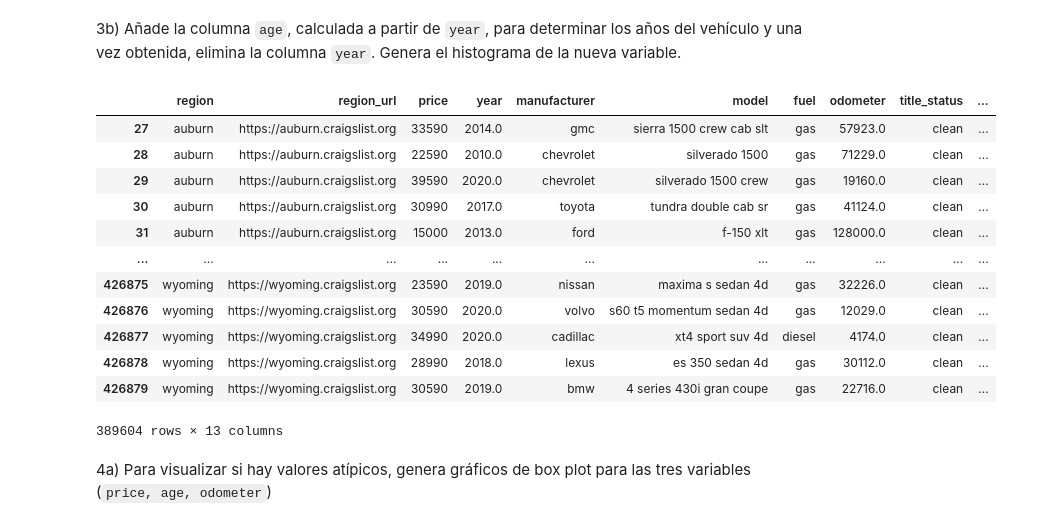
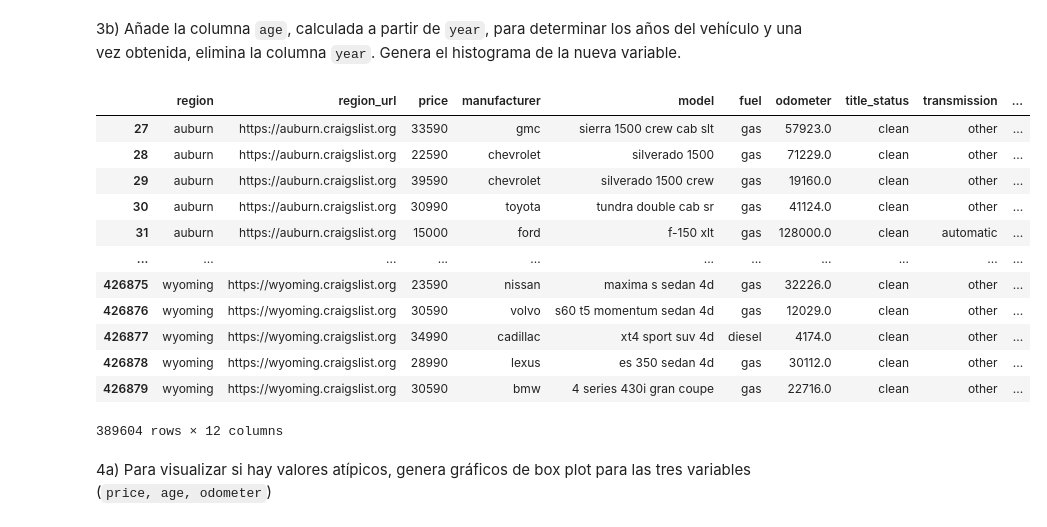
Before and after one commit to AngelBriFi/Tareas_Equipo_02, a Jupyter notebook: Actividad6FE.ipynb, the cells around one changed output. Saved outputs shown, nothing was run; the diff lists cells and outputs as text; code cells hidden in the pictures.

```diff
--- a/Actividad6FE.ipynb
+++ b/Actividad6FE.ipynb
@@ -199,23 +199,23 @@ array([[<Axes: ylabel='Frequency'>, <Axes: ylabel='Frequency'>],
 # %%
 sAge = 2025 - cars_df['year']
 sAge.name = 'age'
 cars_df = pd.concat((cars_df,sAge),axis=1)
-cars_df.drop(columns='year')
+cars_df.drop(columns='year', inplace=True)
 cars_df
 # %% [output]
-|  | region | region_url | price | year | manufacturer | model | fuel | odometer | title_status | ... |
-| 27 | auburn | https://auburn.craigslist.org | 33590 | 2014.0 | gmc | sierra 1500 crew cab slt | gas | 57923.0 | clean | ... |
-| 28 | auburn | https://auburn.craigslist.org | 22590 | 2010.0 | chevrolet | silverado 1500 | gas | 71229.0 | clean | ... |
-| 29 | auburn | https://auburn.craigslist.org | 39590 | 2020.0 | chevrolet | silverado 1500 crew | gas | 19160.0 | clean | ... |
-| 30 | auburn | https://auburn.craigslist.org | 30990 | 2017.0 | toyota | tundra double cab sr | gas | 41124.0 | clean | ... |
-| 31 | auburn | https://auburn.craigslist.org | 15000 | 2013.0 | ford | f-150 xlt | gas | 128000.0 | clean | ... |
+|  | region | region_url | price | manufacturer | model | fuel | odometer | title_status | transmission | ... |
+| 27 | auburn | https://auburn.craigslist.org | 33590 | gmc | sierra 1500 crew cab slt | gas | 57923.0 | clean | other | ... |
+| 28 | auburn | https://auburn.craigslist.org | 22590 | chevrolet | silverado 1500 | gas | 71229.0 | clean | other | ... |
+| 29 | auburn | https://auburn.craigslist.org | 39590 | chevrolet | silverado 1500 crew | gas | 19160.0 | clean | other | ... |
+| 30 | auburn | https://auburn.craigslist.org | 30990 | toyota | tundra double cab sr | gas | 41124.0 | clean | other | ... |
+| 31 | auburn | https://auburn.craigslist.org | 15000 | ford | f-150 xlt | gas | 128000.0 | clean | automatic | ... |
 | ... | ... | ... | ... | ... | ... | ... | ... | ... | ... | ... |
-| 426875 | wyoming | https://wyoming.craigslist.org | 23590 | 2019.0 | nissan | maxima s sedan 4d | gas | 32226.0 | clean | ... |
-| 426876 | wyoming | https://wyoming.craigslist.org | 30590 | 2020.0 | volvo | s60 t5 momentum sedan 4d | gas | 12029.0 | clean | ... |
-| 426877 | wyoming | https://wyoming.craigslist.org | 34990 | 2020.0 | cadillac | xt4 sport suv 4d | diesel | 4174.0 | clean | ... |
-| 426878 | wyoming | https://wyoming.craigslist.org | 28990 | 2018.0 | lexus | es 350 sedan 4d | gas | 30112.0 | clean | ... |
-| 426879 | wyoming | https://wyoming.craigslist.org | 30590 | 2019.0 | bmw | 4 series 430i gran coupe | gas | 22716.0 | clean | ... |
+| 426875 | wyoming | https://wyoming.craigslist.org | 23590 | nissan | maxima s sedan 4d | gas | 32226.0 | clean | other | ... |
+| 426876 | wyoming | https://wyoming.craigslist.org | 30590 | volvo | s60 t5 momentum sedan 4d | gas | 12029.0 | clean | other | ... |
+| 426877 | wyoming | https://wyoming.craigslist.org | 34990 | cadillac | xt4 sport suv 4d | diesel | 4174.0 | clean | other | ... |
+| 426878 | wyoming | https://wyoming.craigslist.org | 28990 | lexus | es 350 sedan 4d | gas | 30112.0 | clean | other | ... |
+| 426879 | wyoming | https://wyoming.craigslist.org | 30590 | bmw | 4 series 430i gran coupe | gas | 22716.0 | clean | other | ... |
-389604 rows × 13 columns
+389604 rows × 12 columns
 # %% [markdown]
 4a) Para visualizar si hay valores atípicos, genera gráficos de box plot para las tres variables (`price, age, odometer`)
 # %%
```
Also changed, not shown: parts of 7 cells of this notebook.
